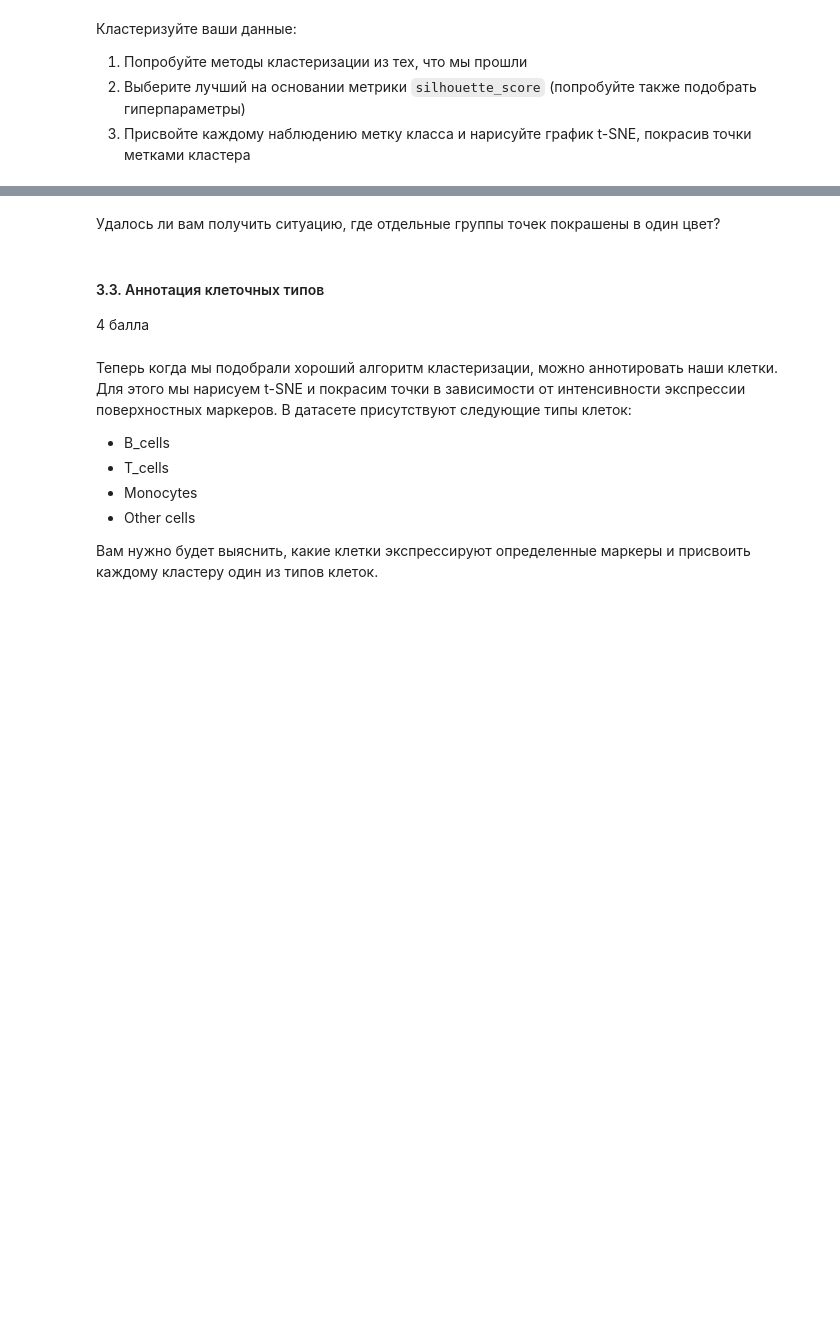
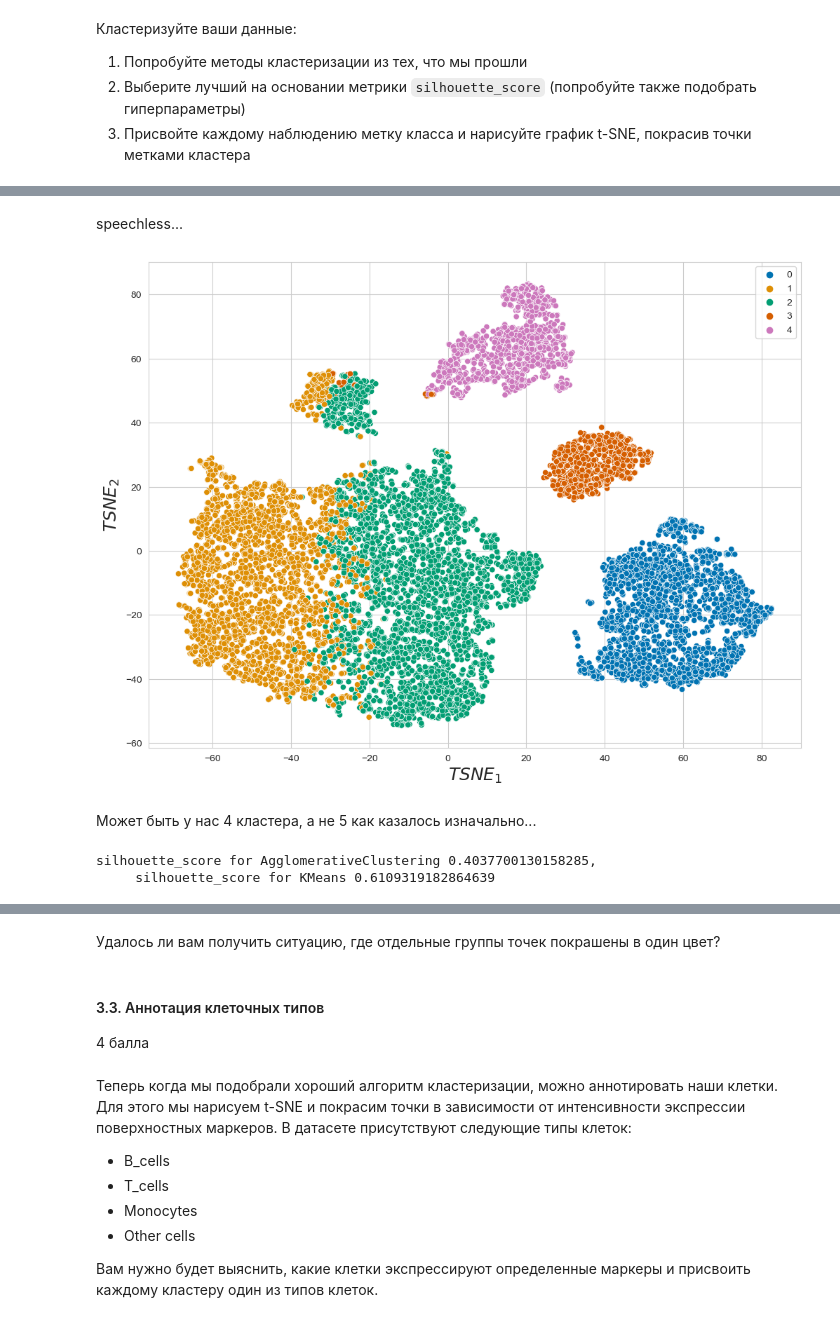
Before and after one commit to Sarsaparella/BI_ML_2023, a Jupyter notebook: code/Cluster_tSNE.ipynb, the cells around one changed output, grey strips where cells are left out. Cells and saved outputs as stored; diff of their text form; code cells hidden in the pictures; blank space fills up the shorter version.

```diff
--- a/code/Cluster_tSNE.ipynb
+++ b/code/Cluster_tSNE.ipynb
@@ -410,3 +486,8 @@ tsne_res = plot_tsne(fc_data)
 1. Попробуйте методы кластеризации из тех, что мы прошли
 2. Выберите лучший на основании метрики `silhouette_score` (попробуйте также подобрать гиперпараметры)
 3. Присвойте каждому наблюдению метку класса и нарисуйте график t-SNE, покрасив точки метками кластера
+# %%
+clustering_kmean = KMeans(5)
+pred_kmean = clustering_kmean.fit_predict(fc_data)
+silouette_kmean = silhouette_score(fc_data, pred_kmean)
+silouette_kmean
@@ -412,0 +563,23 @@ tsne_res = plot_tsne(fc_data)
+# %% [markdown]
+speechless...
+# %%
+tsne_aggl = plot_tsne(fc_data, color=pred_kmean)
+# %% [output]
+[figure, added]
+# %% [markdown]
+Может быть у нас 4 кластера, а не 5 как казалось изначально...
+# %%
+clustering_aggl = AgglomerativeClustering(4, metric = 'manhattan', linkage = 'average')
+pred_aggl = clustering_aggl.fit_predict(fc_data)
+silouette_aggl = silhouette_score(fc_data, pred_aggl)
+
+
+clustering_kmean = KMeans(4)
+pred_kmean = clustering_kmean.fit_predict(fc_data)
+silouette_kmean = silhouette_score(fc_data, pred_kmean)
+
+print(f'''silhouette_score for AgglomerativeClustering {silouette_aggl},
+     silhouette_score for KMeans {silouette_kmean}''')
+# %% [output]
+silhouette_score for AgglomerativeClustering 0.4037700130158285,
+     silhouette_score for KMeans 0.6109319182864639
```
Also changed, not shown: parts of 34 cells of this notebook, 1 other file.
